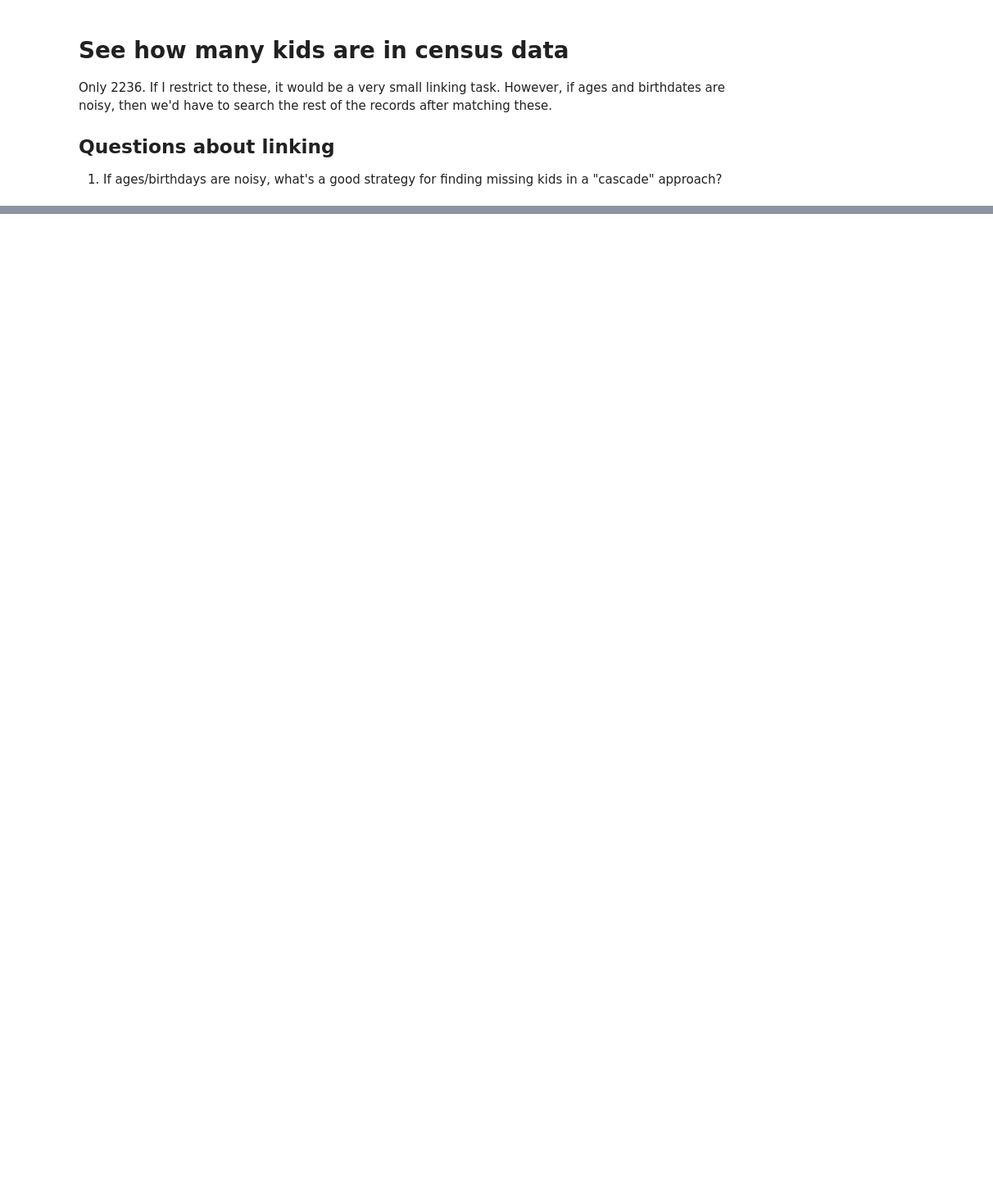
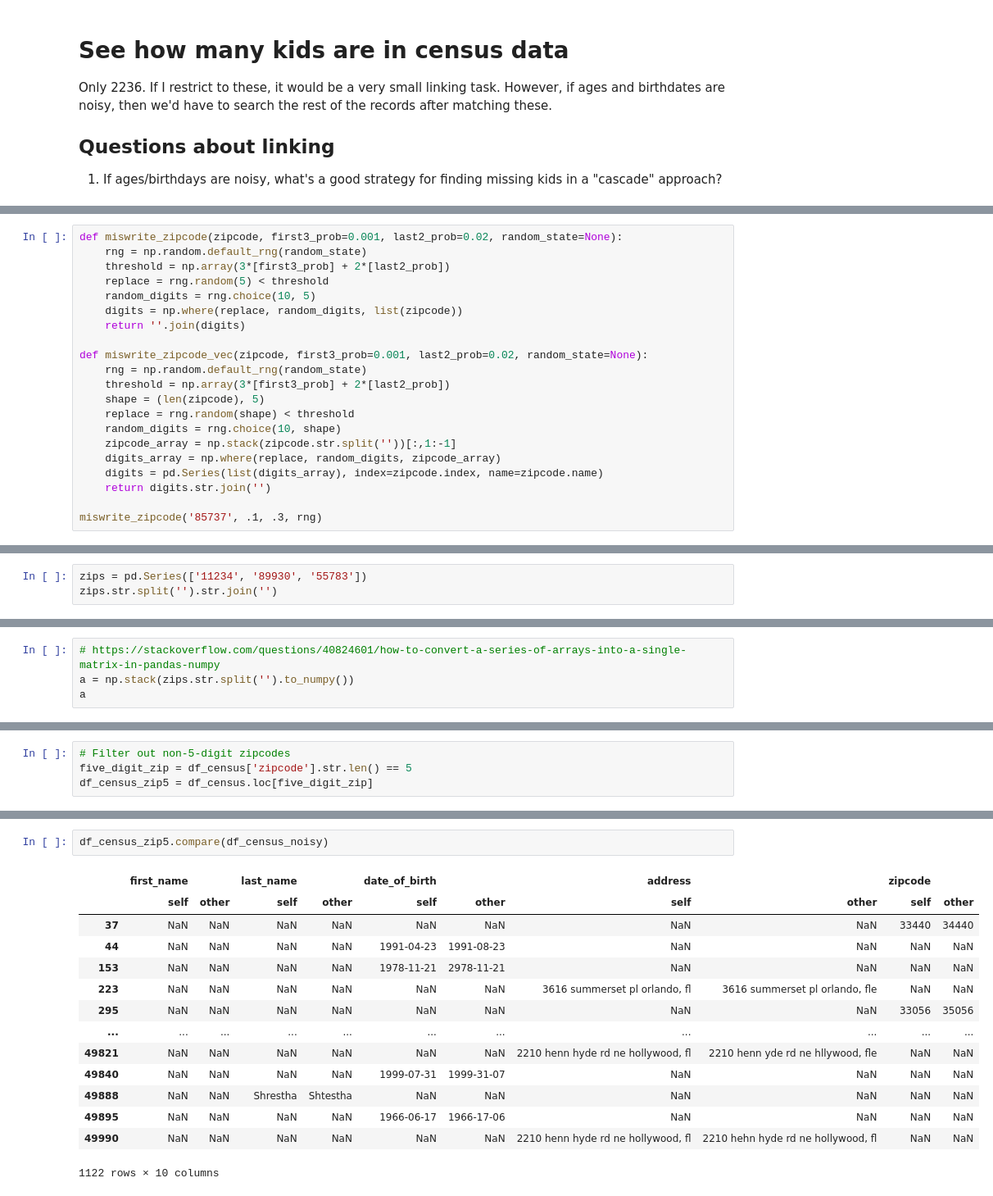
Before and after one commit to ihmeuw/vivarium_research_prl, a Jupyter notebook: linkage/wic_case_study/2022_12_07a_preprocess_wic_data.ipynb, the cells around one changed output, grey strips where cells are left out. Shown at 82% size. Saved outputs shown, nothing was run; the diff lists cells and outputs as text; blank space fills up the shorter version.

```diff
--- a/linkage/wic_case_study/2022_12_07a_preprocess_wic_data.ipynb
+++ b/linkage/wic_case_study/2022_12_07a_preprocess_wic_data.ipynb
@@ -298,0 +270,21 @@ def add_noise_to_census(df_census, random_state):
+# %%
+def miswrite_zipcode(zipcode, first3_prob=0.001, last2_prob=0.02, random_state=None):
+    rng = np.random.default_rng(random_state)
+    threshold = np.array(3*[first3_prob] + 2*[last2_prob])
+    replace = rng.random(5) < threshold
+    random_digits = rng.choice(10, 5)
+    digits = np.where(replace, random_digits, list(zipcode))
+    return ''.join(digits)
+
+def miswrite_zipcode_vec(zipcode, first3_prob=0.001, last2_prob=0.02, random_state=None):
+    rng = np.random.default_rng(random_state)
+    threshold = np.array(3*[first3_prob] + 2*[last2_prob])
+    shape = (len(zipcode), 5)
+    replace = rng.random(shape) < threshold
+    random_digits = rng.choice(10, shape)
+    zipcode_array = np.stack(zipcode.str.split(''))[:,1:-1]
+    digits_array = np.where(replace, random_digits, zipcode_array)
+    digits = pd.Series(list(digits_array), index=zipcode.index, name=zipcode.name)
+    return digits.str.join('')
+
+miswrite_zipcode('85737', .1, .3, rng)
@@ -298,0 +325,3 @@ def add_noise_to_census(df_census, random_state):
+# %%
+zips = pd.Series(['11234', '89930', '55783'])
+zips.str.split('').str.join('')
@@ -298,0 +339,4 @@ def add_noise_to_census(df_census, random_state):
+# %%
+# https://stackoverflow.com/questions/40824601/how-to-convert-a-series-of-arrays-into-a-single-matrix-in-pandas-numpy
+a = np.stack(zips.str.split('').to_numpy())
+a
@@ -298,0 +529,4 @@ def add_noise_to_census(df_census, random_state):
+# %%
+# Filter out non-5-digit zipcodes
+five_digit_zip = df_census['zipcode'].str.len() == 5
+df_census_zip5 = df_census.loc[five_digit_zip]
@@ -298,0 +635,17 @@ def add_noise_to_census(df_census, random_state):
+# %%
+df_census_zip5.compare(df_census_noisy)
+# %% [output]
+|  | first_name |  | last_name |  | date_of_birth |  | address |  | zipcode |  |
+|  | self | other | self | other | self | other | self | other | self | other |
+| 37 | NaN | NaN | NaN | NaN | NaN | NaN | NaN | NaN | 33440 | 34440 |
+| 44 | NaN | NaN | NaN | NaN | 1991-04-23 | 1991-08-23 | NaN | NaN | NaN | NaN |
+| 153 | NaN | NaN | NaN | NaN | 1978-11-21 | 2978-11-21 | NaN | NaN | NaN | NaN |
+| 223 | NaN | NaN | NaN | NaN | NaN | NaN | 3616 summerset pl orlando, fl | 3616 summerset pl orlando, fle | NaN | NaN |
+| 295 | NaN | NaN | NaN | NaN | NaN | NaN | NaN | NaN | 33056 | 35056 |
+| ... | ... | ... | ... | ... | ... | ... | ... | ... | ... | ... |
+| 49821 | NaN | NaN | NaN | NaN | NaN | NaN | 2210 henn hyde rd ne hollywood, fl | 2210 henn yde rd ne hllywood, fle | NaN | NaN |
+| 49840 | NaN | NaN | NaN | NaN | 1999-07-31 | 1999-31-07 | NaN | NaN | NaN | NaN |
+| 49888 | NaN | NaN | Shrestha | Shtestha | NaN | NaN | NaN | NaN | NaN | NaN |
+| 49895 | NaN | NaN | NaN | NaN | 1966-06-17 | 1966-17-06 | NaN | NaN | NaN | NaN |
+| 49990 | NaN | NaN | NaN | NaN | NaN | NaN | 2210 henn hyde rd ne hollywood, fl | 2210 hehn hyde rd ne hollywood, fl | NaN | NaN |
+1122 rows × 10 columns
```
Also changed, not shown: parts of 84 cells of this notebook.
